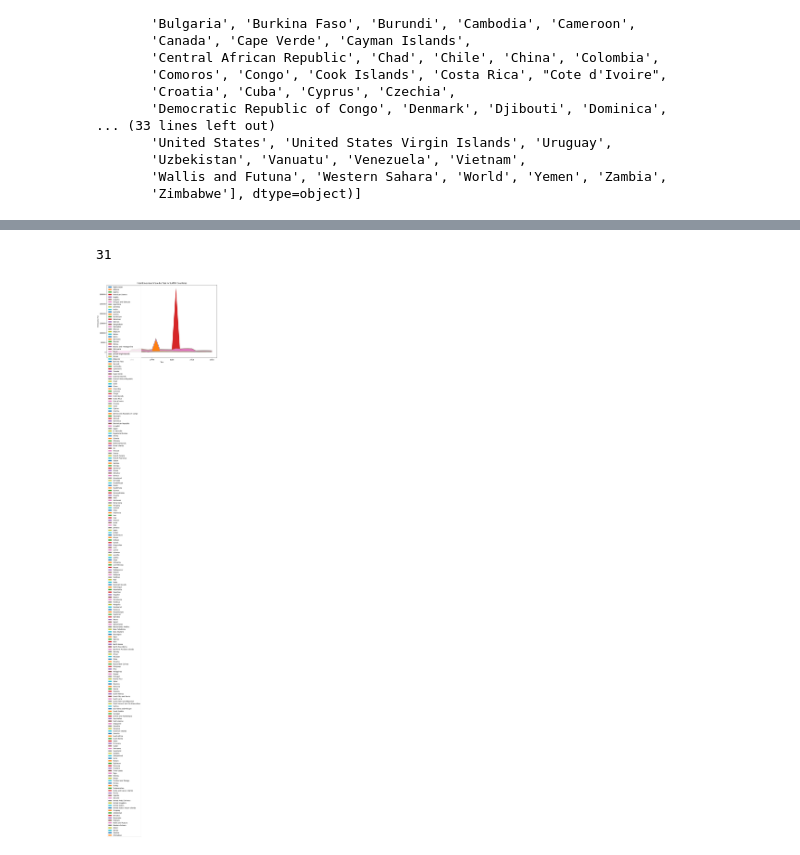
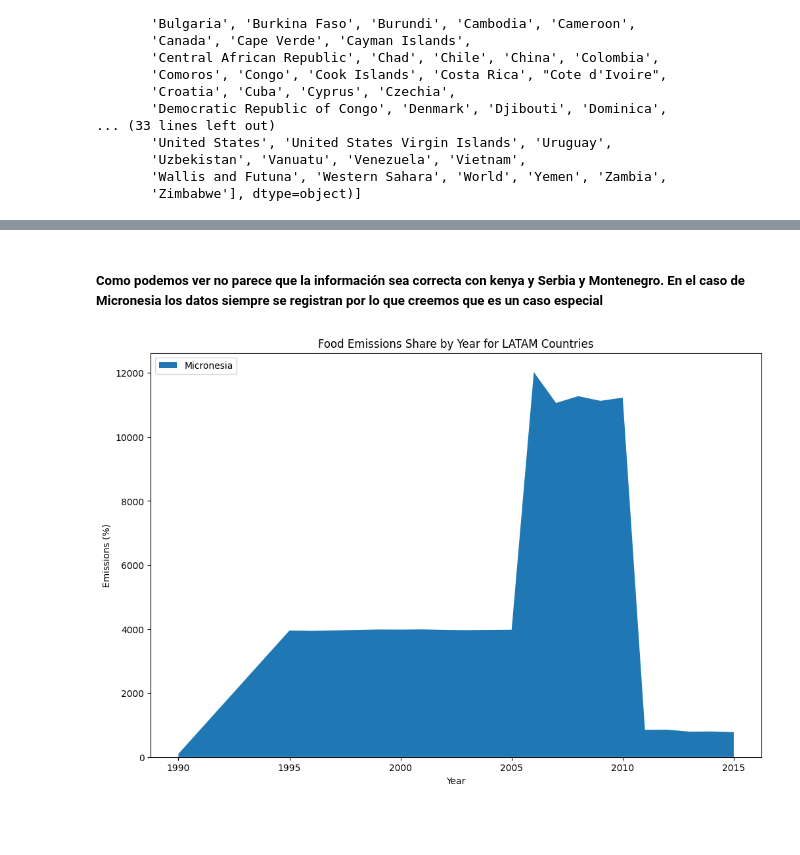
Before and after one commit to LPELCRACK896/DS_lab9, a Jupyter notebook: emissions.ipynb, the cells around one changed output, grey strips where cells are left out. Drawn from its saved outputs; the diff is of its cells as text; code cells hidden in the pictures; blank space fills up the shorter version.

```diff
--- a/emissions.ipynb
+++ b/emissions.ipynb
@@ -13,5 +13,19 @@ from constants.countries import LATAM_COUNTRIES
 
 data = pd.read_csv("./data/Food Share Emissions.csv")
+# %%
+import pandas as pd
+
+# Asegurarse de que todos los valores de emisiones son no negativos
+df_filtered = data[data["Food's share of total emissions (incl. LULUFC)"] >= 0]
+
+# Agrupar por 'Entity' y sumar las emisiones, luego resetear el índice para tener 'Entity' como una columna
+df_grouped = df_filtered.groupby('Entity')["Food's share of total emissions (incl. LULUFC)"].sum().reset_index()
+
+# Ordenar por emisiones totales para encontrar los países con mayores emisiones
+df_grouped_sorted = df_grouped.sort_values(by="Food's share of total emissions (incl. LULUFC)", ascending=False)
+
+# Obtener los top países con mayores emisiones históricas
+top_countries_historical_emissions = df_grouped_sorted.head(15)  # Ajusta el número según cuántos quieras listar
 # %%
 import pandas as pd
 import matplotlib.pyplot as plt
@@ -77,11 +114,7 @@ list[array(['Afghanistan', 'Albania', 'Algeria', 'American Samoa', 'Angola',
+# %% [markdown]
+##### Como podemos ver no parece que la información sea correcta con kenya y Serbia y Montenegro. En el caso de Micronesia los datos siempre se registran por lo que creemos que es un caso especial
 # %%
-countries = data["Entity"].unique()
-latam_data = data[data['Entity'].isin(LATAM_COUNTRIES)]
-
-print(len(latam_data["Entity"].unique()))
-
-plot_stacked_area_chart(data, 'Year', "Food's share of total emissions (incl. LULUFC)",
-                         'Food Emissions Share by Year for LATAM Countries', 'Year', 'Emissions (%)', LATAM_COUNTRIES)
+plot_stacked_area_chart(df_filtered, 'Year', "Food's share of total emissions (incl. LULUFC)",
+                         'Food Emissions Share by Year for LATAM Countries', 'Year', 'Emissions (%)', ['Micronesia'])
 # %% [output]
-31
-[figure, old version]
+[figure, new version]
```
Also changed, not shown: parts of 24 cells of this notebook, 1 other file.
